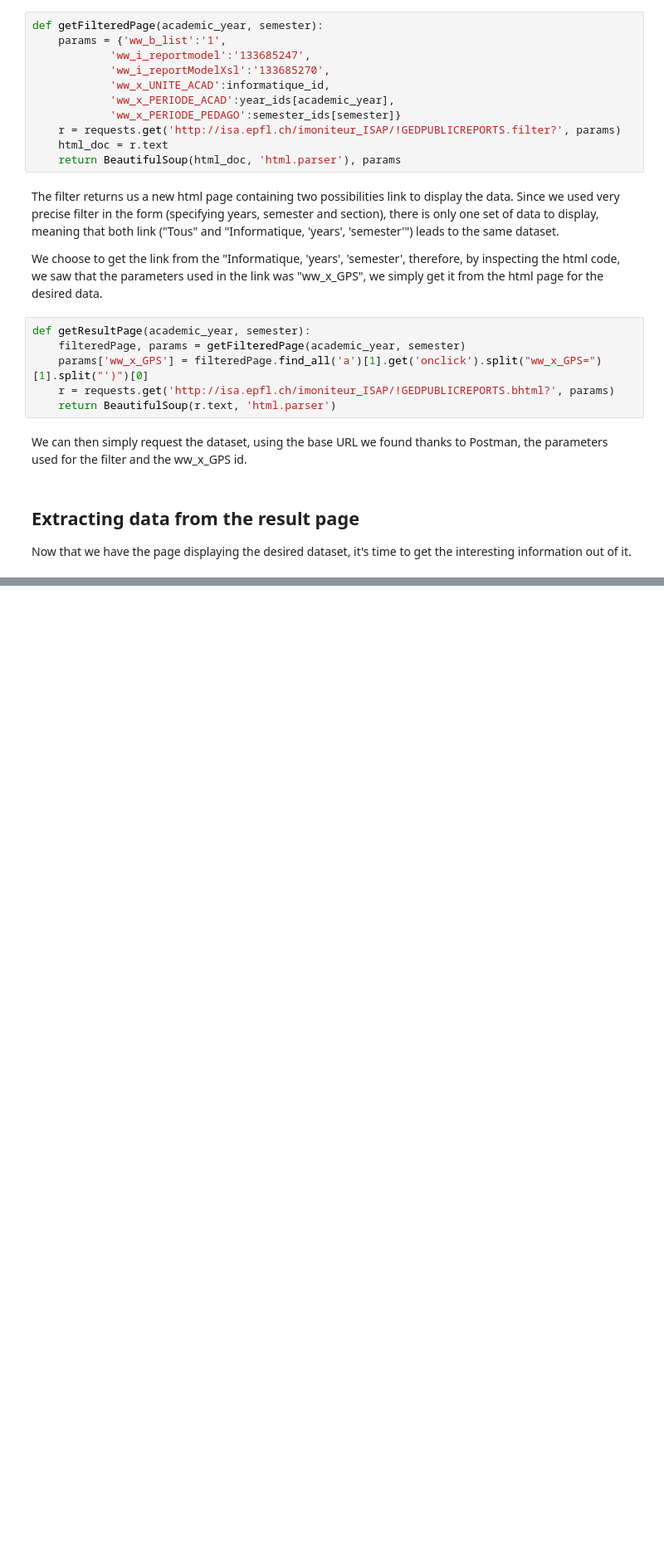
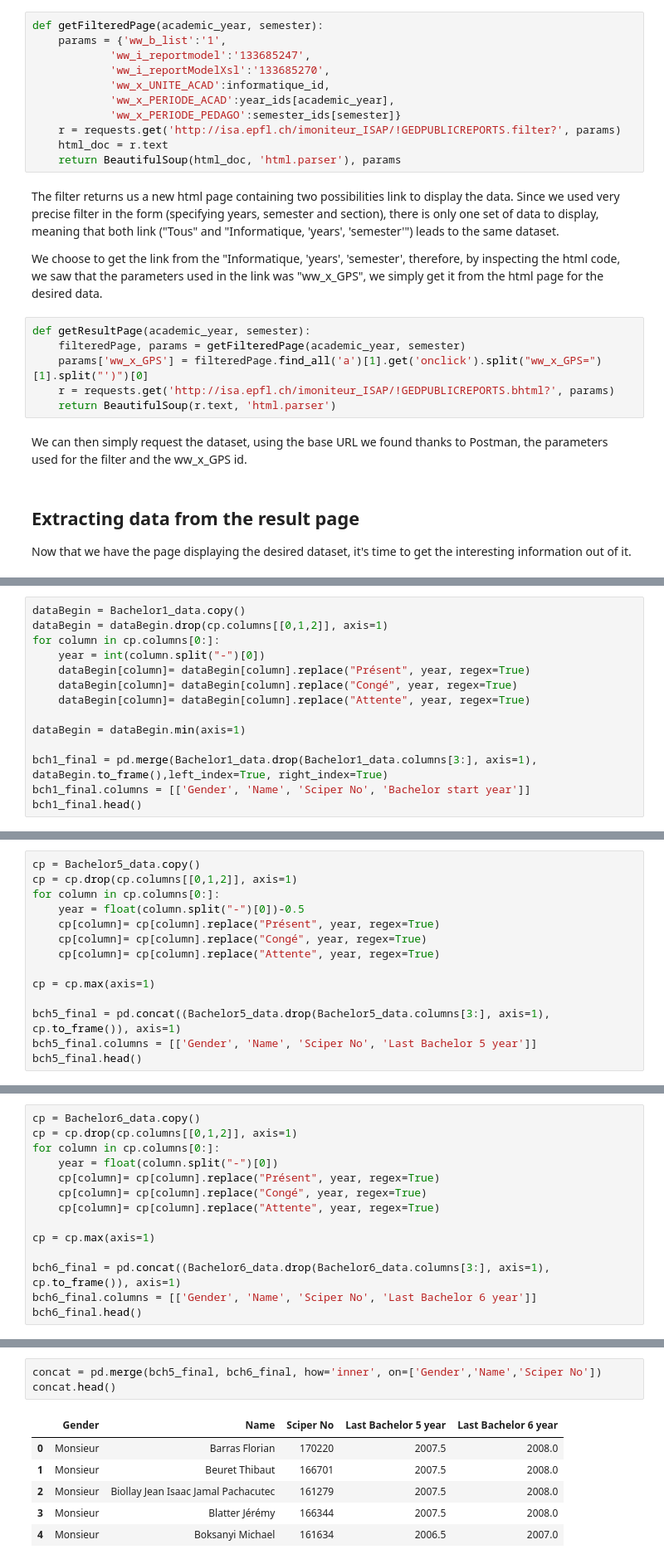
Before and after one commit to nathanquinteiro/ADA-Homework, a Jupyter notebook: 02 - Data from the Web/Data from the Web.ipynb, the cells around one changed output, grey strips where cells are left out. Shown at 83% size. Drawn from its saved outputs; the diff is of its cells as text; blank space fills up the shorter version.

```diff
--- a/02 - Data from the Web/Data from the Web.ipynb
+++ b/02 - Data from the Web/Data from the Web.ipynb
@@ -177,0 +178,14 @@ pd_student
+# %%
+dataBegin = Bachelor1_data.copy()
+dataBegin = dataBegin.drop(cp.columns[[0,1,2]], axis=1)
+for column in cp.columns[0:]:
+    year = int(column.split("-")[0])
+    dataBegin[column]= dataBegin[column].replace("Présent", year, regex=True)
+    dataBegin[column]= dataBegin[column].replace("Congé", year, regex=True)
+    dataBegin[column]= dataBegin[column].replace("Attente", year, regex=True)
+
+dataBegin = dataBegin.min(axis=1)
+
+bch1_final = pd.merge(Bachelor1_data.drop(Bachelor1_data.columns[3:], axis=1), dataBegin.to_frame(),left_index=True, right_index=True)
+bch1_final.columns = [['Gender', 'Name', 'Sciper No', 'Bachelor start year']]
+bch1_final.head()
@@ -177,0 +199,14 @@ pd_student
+# %%
+cp = Bachelor5_data.copy()
+cp = cp.drop(cp.columns[[0,1,2]], axis=1)
+for column in cp.columns[0:]:
+    year = float(column.split("-")[0])-0.5
+    cp[column]= cp[column].replace("Présent", year, regex=True)
+    cp[column]= cp[column].replace("Congé", year, regex=True)
+    cp[column]= cp[column].replace("Attente", year, regex=True)
+
+cp = cp.max(axis=1)
+
+bch5_final = pd.concat((Bachelor5_data.drop(Bachelor5_data.columns[3:], axis=1), cp.to_frame()), axis=1)
+bch5_final.columns = [['Gender', 'Name', 'Sciper No', 'Last Bachelor 5 year']]
+bch5_final.head()
@@ -177,0 +220,14 @@ pd_student
+# %%
+cp = Bachelor6_data.copy()
+cp = cp.drop(cp.columns[[0,1,2]], axis=1)
+for column in cp.columns[0:]:
+    year = float(column.split("-")[0])
+    cp[column]= cp[column].replace("Présent", year, regex=True)
+    cp[column]= cp[column].replace("Congé", year, regex=True)
+    cp[column]= cp[column].replace("Attente", year, regex=True)
+
+cp = cp.max(axis=1)
+
+bch6_final = pd.concat((Bachelor6_data.drop(Bachelor6_data.columns[3:], axis=1), cp.to_frame()), axis=1)
+bch6_final.columns = [['Gender', 'Name', 'Sciper No', 'Last Bachelor 6 year']]
+bch6_final.head()
@@ -177,0 +241,10 @@ pd_student
+# %%
+concat = pd.merge(bch5_final, bch6_final, how='inner', on=['Gender','Name','Sciper No'])
+concat.head()
+# %% [output]
+|  | Gender | Name | Sciper No | Last Bachelor 5 year | Last Bachelor 6 year |
+| 0 | Monsieur | Barras Florian | 170220 | 2007.5 | 2008.0 |
+| 1 | Monsieur | Beuret Thibaut | 166701 | 2007.5 | 2008.0 |
+| 2 | Monsieur | Biollay Jean Isaac Jamal Pachacutec | 161279 | 2007.5 | 2008.0 |
+| 3 | Monsieur | Blatter Jérémy | 166344 | 2007.5 | 2008.0 |
+| 4 | Monsieur | Boksanyi Michael | 161634 | 2006.5 | 2007.0 |
```
Also changed, not shown: parts of 21 cells of this notebook.
